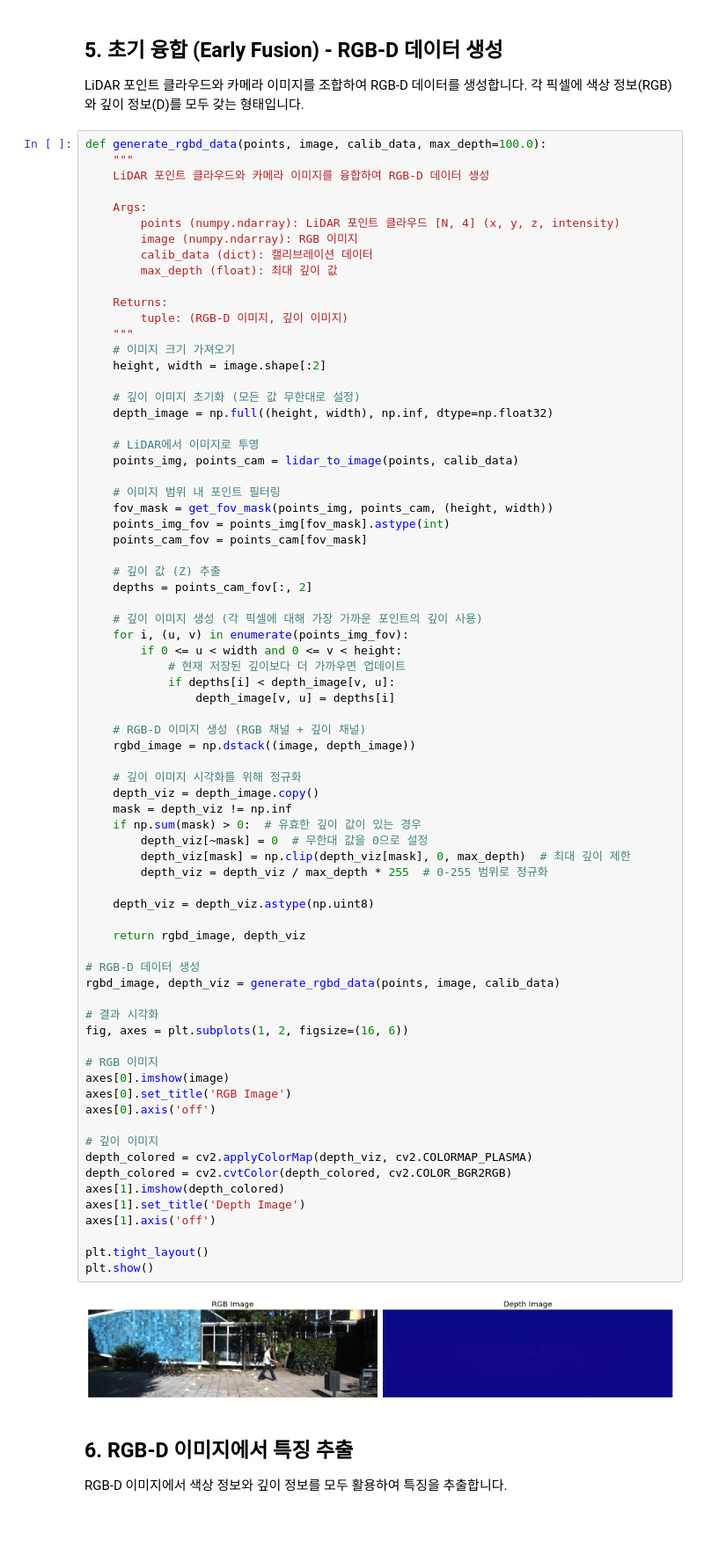
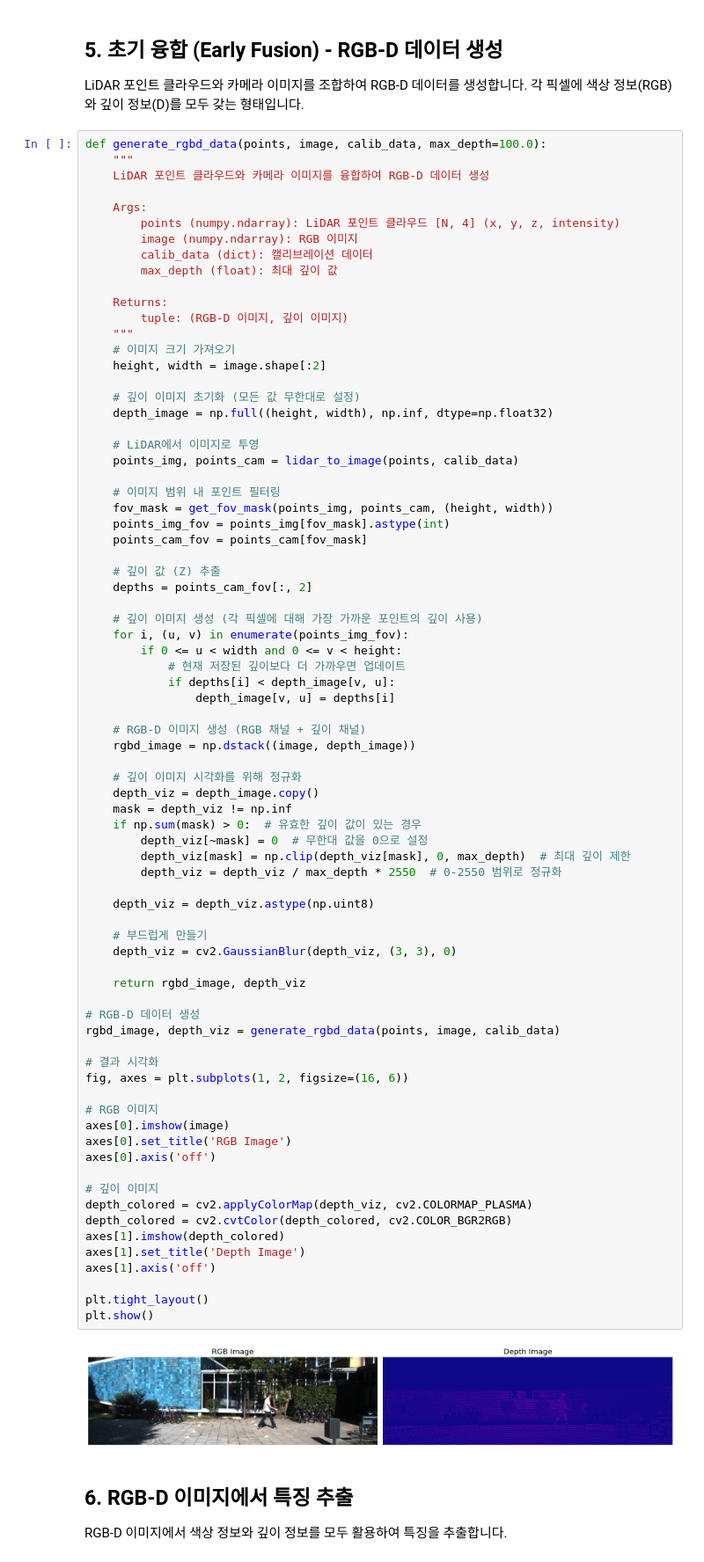
Before and after one commit to SeunghwanByun/autonomous-driving-lidar-demo, a Jupyter notebook: lecture2/02_sensor_fusion.ipynb, the cells around one changed output. Shown at 88% size. Saved outputs shown, nothing was run; the diff lists cells and outputs as text; blank space fills up the shorter version.

```diff
--- a/lecture2/02_sensor_fusion.ipynb
+++ b/lecture2/02_sensor_fusion.ipynb
@@ -427,35 +426,38 @@ def generate_rgbd_data(points, image, calib_data, max_depth=100.0):
     mask = depth_viz != np.inf
     if np.sum(mask) > 0:  # 유효한 깊이 값이 있는 경우
         depth_viz[~mask] = 0  # 무한대 값을 0으로 설정
         depth_viz[mask] = np.clip(depth_viz[mask], 0, max_depth)  # 최대 깊이 제한
-        depth_viz = depth_viz / max_depth * 255  # 0-255 범위로 정규화
+        depth_viz = depth_viz / max_depth * 2550  # 0-2550 범위로 정규화
 
     depth_viz = depth_viz.astype(np.uint8)
+
+    # 부드럽게 만들기
+    depth_viz = cv2.GaussianBlur(depth_viz, (3, 3), 0)
 
     return rgbd_image, depth_viz
 
 # RGB-D 데이터 생성
 rgbd_image, depth_viz = generate_rgbd_data(points, image, calib_data)
 
 # 결과 시각화
 fig, axes = plt.subplots(1, 2, figsize=(16, 6))
 
 # RGB 이미지
 axes[0].imshow(image)
 axes[0].set_title('RGB Image')
 axes[0].axis('off')
 
 # 깊이 이미지
 depth_colored = cv2.applyColorMap(depth_viz, cv2.COLORMAP_PLASMA)
 depth_colored = cv2.cvtColor(depth_colored, cv2.COLOR_BGR2RGB)
 axes[1].imshow(depth_colored)
 axes[1].set_title('Depth Image')
 axes[1].axis('off')
 
 plt.tight_layout()
 plt.show()
 # %% [output]
-[figure, old version]
+[figure, new version]
 # %% [markdown]
 ## 6. RGB-D 이미지에서 특징 추출
 
```
Also changed, not shown: parts of 2 cells of this notebook, 4 other files.
